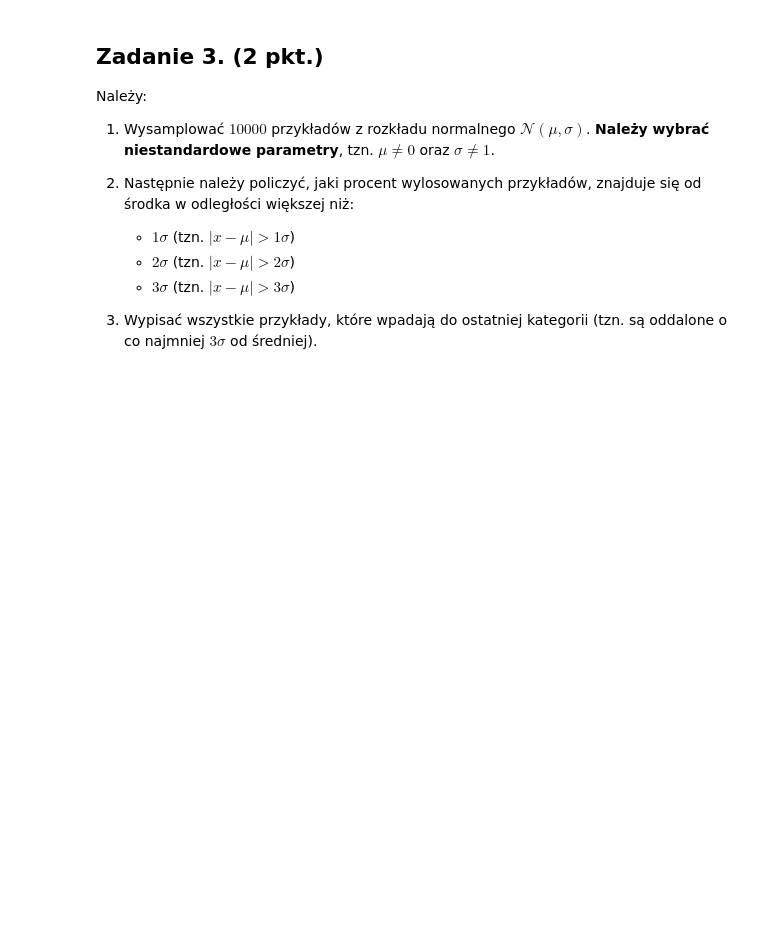
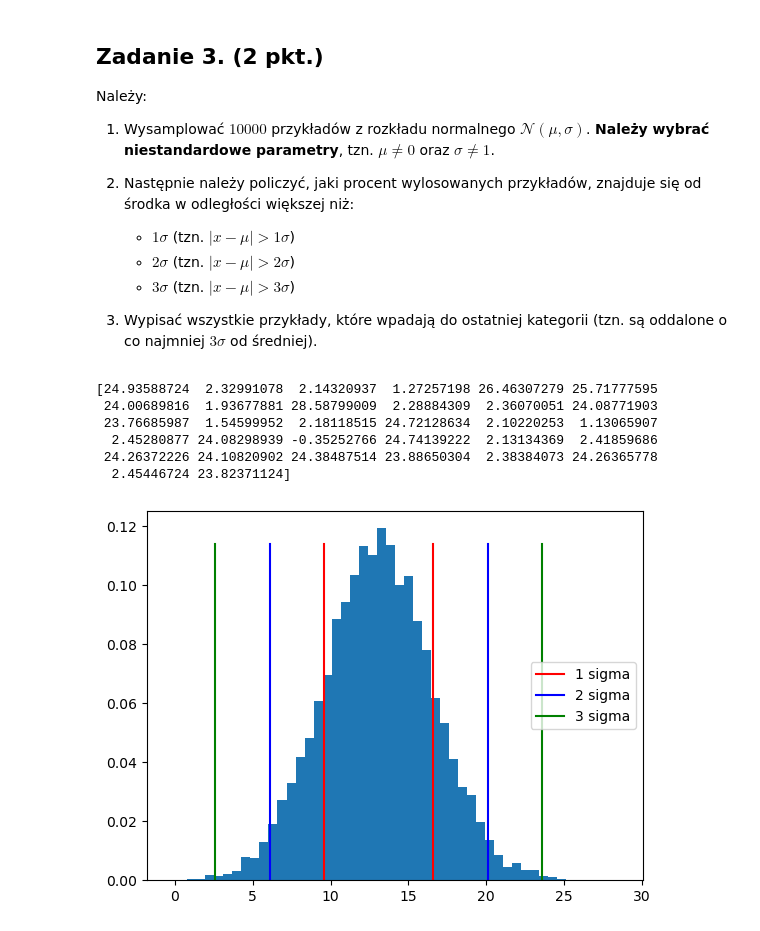
Before and after one commit to JKosciukiewicz/ML2023-24, a Jupyter notebook: lab/02_numpy_cwiczenia.ipynb, the cells around one changed output. Saved outputs shown, nothing was run; the diff lists cells and outputs as text; code cells hidden in the pictures; blank space fills up the shorter version.

```diff
--- a/lab/02_numpy_cwiczenia.ipynb
+++ b/lab/02_numpy_cwiczenia.ipynb
@@ -181,15 +181,23 @@ Należy:
 # %%
 # Podpunkt 1: Wysamplować 10000 przykładów z rozkładu normalnego
 loc = 13.1  # średnia wybranego rozkładu normalnego
 scale = 3.5  # odchylenie standardowe wybranego rozkładu normalnego
 X = np.random.normal(loc,scale,10_000)
 
 # Podpunkt 2: Wyliczyć i wypisać procent
-sigma_1=X[np.abs(X-loc)<scale].shape[0]/X.shape[0]*100
-sigma_2=X[np.abs(X-loc)<2*scale].shape[0]/X.shape[0]*100
-sigma_3=X[np.abs(X-loc)<3*scale].shape[0]/X.shape[0]*100
+sigma_1=X[np.abs(X-loc)>scale].shape[0]/X.shape[0]*100
+sigma_2=X[np.abs(X-loc)>2*scale].shape[0]/X.shape[0]*100
+sigma_3=X[np.abs(X-loc)>3*scale].shape[0]/X.shape[0]*100
 
 # Podpunkt 3: Wypisać elementy, które są oddalone od średniej o 3 sigma.
-
+print(X[np.abs(X-loc)>3*scale])
 # Trochę wizualizacji
 utils.visualize_normal_dist(X, loc, scale)
+# %% [output]
+[24.93588724  2.32991078  2.14320937  1.27257198 26.46307279 25.71777595
+ 24.00689816  1.93677881 28.58799009  2.28884309  2.36070051 24.08771903
+ 23.76685987  1.54599952  2.18118515 24.72128634  2.10220253  1.13065907
+  2.45280877 24.08298939 -0.35252766 24.74139222  2.13134369  2.41859686
+ 24.26372226 24.10820902 24.38487514 23.88650304  2.38384073 24.26365778
+  2.45446724 23.82371124]
+[figure, added]
```
